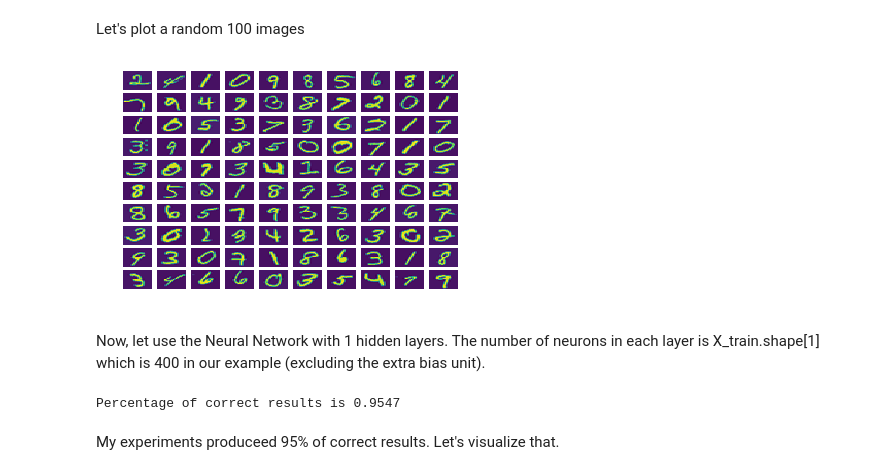
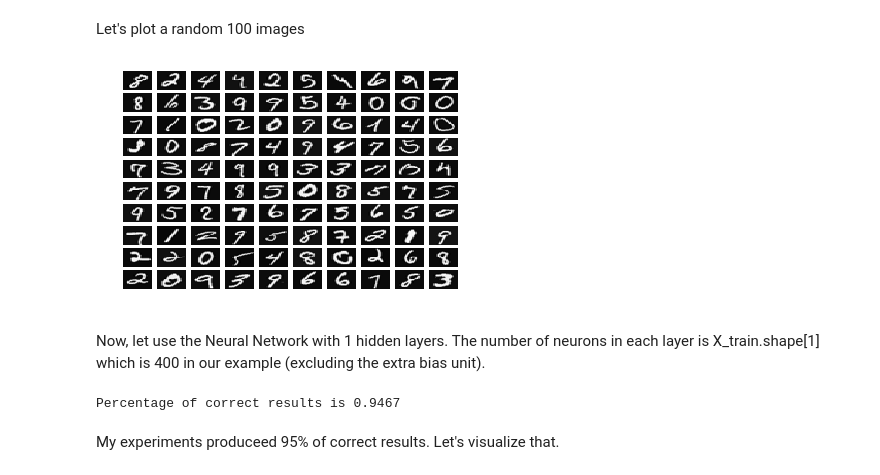
Before and after one commit to xsolo/machine-learning, a Jupyter notebook: neural_network/recognize_hand_written_digits.ipynb, the cells around one changed output. Cells and saved outputs as stored; diff of their text form; code cells hidden in the pictures.

```diff
--- a/neural_network/recognize_hand_written_digits.ipynb
+++ b/neural_network/recognize_hand_written_digits.ipynb
@@ -9,7 +9,8 @@ First, let's unpack the data set from the ex4data1.mat, the data is
 available on the coursera site for the machine learning class https://www.coursera.org/learn/machine-learning tought by Andrew NG lecture 4. Also there is a number of clones that have this data file.
 # %%
 data = sio.loadmat('ex4data1.mat')
-X,y = map(data.get, ('X', 'y'))
+X= pd.DataFrame(data['X'])
+y= pd.DataFrame(data['y'])
 # %%
 # This function plots the given sample set of images as a grid with labels
 # if labels are available.
@@ -27,7 +28,7 @@ def plot_sample(S,labels=None):
         arr = S[i,:]
         arr = arr.reshape((example_width,example_height))
         ax = fig.add_subplot(display_rows,display_cols , i+1)
-        ax.imshow(np.transpose(arr), aspect='auto')
+        ax.imshow(np.transpose(arr), aspect='auto', cmap=plt.get_cmap('gray'))
         if labels is not None:
             ax.text(0,0, '{}'.format(labels[i]), bbox={'facecolor':'white', 'alpha':0.8,'pad':2})
         ax.axis('off')
@@ -35,10 +36,10 @@ def plot_sample(S,labels=None):
 # %% [markdown]
 Let's plot a random 100 images
 # %%
-samples = np.random.permutation(X)[:100,:]
-plot_sample(samples)
+samples = X.sample(100)
+plot_sample(samples.as_matrix())
 # %% [output]
-[figure, old version]
+[figure, new version]
 # %% [markdown]
 Now, let use the Neural Network with 1 hidden layers. The number of neurons in each layer is X_train.shape[1] which is 400 in our example (excluding the extra bias unit).
 # %%
@@ -54,15 +55,15 @@ neural_network =(80,)
 # for this excersize we are using MLPClassifier with lbfgs optimizer (the family of quasi-Newton methods). In my simple
 # experiments it produces good quality outcome
 clf = MLPClassifier(solver='lbfgs', alpha=1, hidden_layer_sizes=neural_network)
-clf.fit(X_train, y_train.ravel())
+clf.fit(X_train, y_train[0].ravel())
 
 # So after the classifier is trained, lets see what it predicts on the test data
 prediction = clf.predict(X_test)
 
-quality = np.where(prediction == y_test.ravel(),1,0)
+quality = np.where(prediction == y_test[0].ravel(),1,0)
 print ("Percentage of correct results is {:.04f}".format(np.count_nonzero(quality)/len(quality)))
 # %% [output]
-Percentage of correct results is 0.9547
+Percentage of correct results is 0.9467
 # %% [markdown]
 My experiments produceed 95% of correct results. Let's visualize that.
 # %%
```
Also changed, not shown: parts of 1 cell of this notebook.
